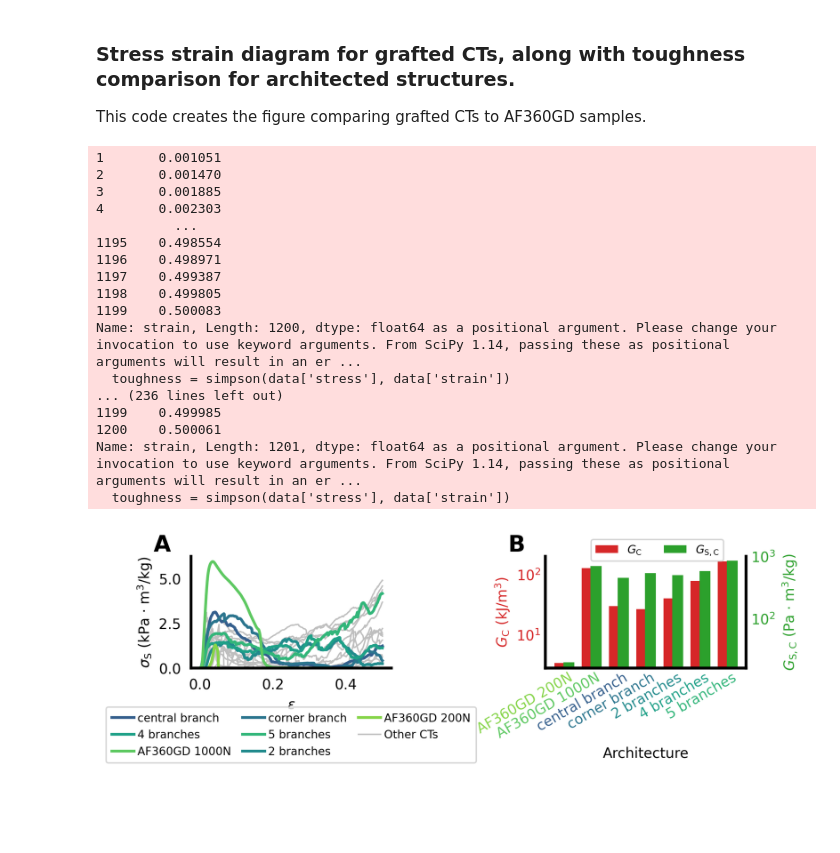
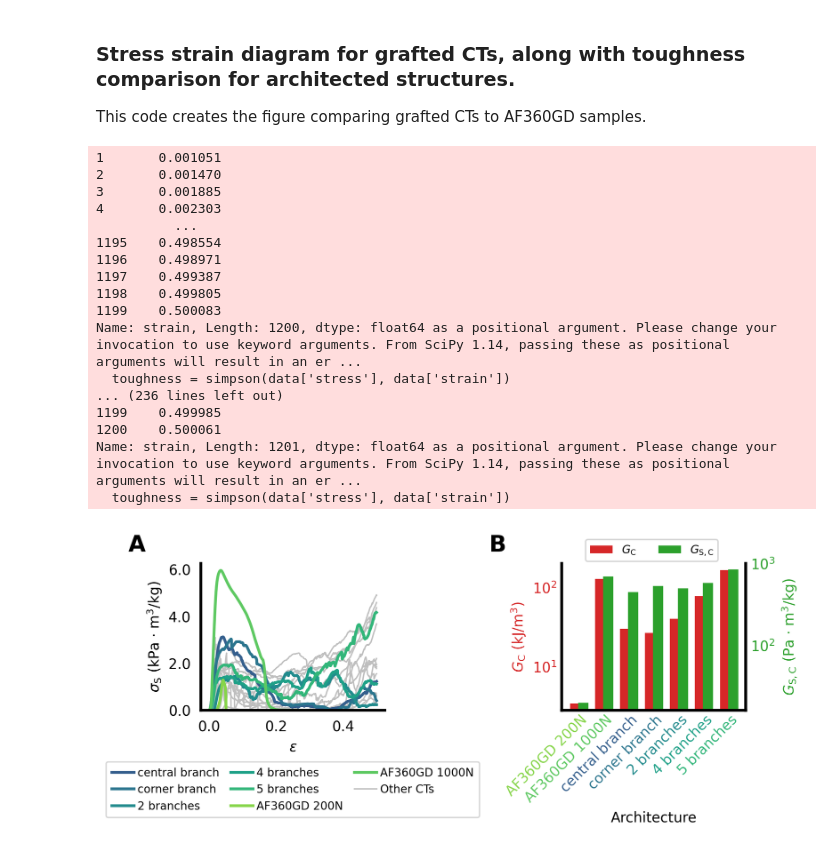
Before and after one commit to jaime-berkovich/Conway_Trees, a Jupyter notebook: Python Scripts and Data/Stress_Strain_Grafted_CT_AF360GD.ipynb, the cells around one changed output. Drawn from its saved outputs; the diff is of its cells as text; code cells hidden in the pictures; blank space fills up the shorter version.

Commit message:
Edited the distance  between subfigures

```diff
--- a/Python Scripts and Data/Stress_Strain_Grafted_CT_AF360GD.ipynb
+++ b/Python Scripts and Data/Stress_Strain_Grafted_CT_AF360GD.ipynb
@@ -151,7 +151,7 @@ r1 = np.arange(len(architected_samples))
 r2 = [x + bar_width for x in r1]
 
 # Plotting both figures side by side
-fig, (ax1, ax2) = plt.subplots(1, 2, figsize=(7.01, 3.4), dpi=300)
+fig, (ax1, ax2) = plt.subplots(1, 2, figsize=(7.01, 4), dpi=300)
 # Plot all runs in gray first
 for folder, run_number in filtered_subfolders:
     if run_number in df_samples['Run Number'].values:
@@ -243,8 +243,8 @@ ordered_handles.append(gray_line_legend)
 ordered_labels.append('Other CTs')
 
 # Define the order for left-to-right, then top-to-bottom layout
-ordered_handles_left_to_right = [ordered_handles[i] for i in [0, 3, 6, 1, 4, 2, 5, 7]]
-ordered_labels_left_to_right = [ordered_labels[i] for i in [0, 3, 6, 1, 4, 2, 5, 7]]
+ordered_handles_left_to_right = [ordered_handles[i] for i in [0,1,2,3,4,5,6,7]]
+ordered_labels_left_to_right = [ordered_labels[i] for i in [0,1,2,3,4,5,6,7]]
 
 # Set up the legend with the combined handles and desired order
 ax1.legend(
@@ -290,7 +290,7 @@ ax3.grid(False)
 
 # Set the position of the x ticks and labels
 ax2.set_xticks([r + bar_width / 2 for r in range(len(architected_samples))])
-ax2.set_xticklabels(architected_samples['Sample Name'], rotation=30, ha='right', fontsize = axesfontsize)
+ax2.set_xticklabels(architected_samples['Sample Name'], rotation=45, ha='right', fontsize = axesfontsize)
 
 # # Adjust the position of the x ticks slightly to the right
 # x_tick_positions = [pos + 0.00001 for pos in ax2.get_xticks()]  # Shift all positions by 0.05
@@ -322,11 +322,11 @@ for spine in ax3.spines.values():
 # Add legends to B's axis
 bars = [bars1, bars2]
 labels = ['$G_{\\mathrm{C}}$', '$G_{\\mathrm{S,C}}$']
-fig.legend(bars, labels, loc='upper left', bbox_to_anchor=(0.20, 1.2), bbox_transform=ax2.transAxes, fontsize=legendfontsize, ncol =2)
+fig.legend(bars, labels, loc='upper left', bbox_to_anchor=(0.1, 1.2), bbox_transform=ax2.transAxes, fontsize=legendfontsize, ncol =3)
 
 # Add labels A and B
-ax1.text(-0.1, 1.20, 'A', transform=ax1.transAxes, fontsize=BIGfont, fontweight='bold', va='top', ha='right')
-ax2.text(-0.1, 1.20, 'B', transform=ax2.transAxes, fontsize=BIGfont, fontweight='bold', va='top', ha='right')
+ax1.text(-0.3, 1.20, 'A', transform=ax1.transAxes, fontsize=BIGfont, fontweight='bold', va='top', ha='right')
+ax2.text(-0.3, 1.20, 'B', transform=ax2.transAxes, fontsize=BIGfont, fontweight='bold', va='top', ha='right')
 
 # ax2.set_title('Toughness and Specific Toughness vs. Architecture for Architected Samples')
 
@@ -400,32 +400,32 @@ for spine in ax3.spines.values():
     # Set the y-axis of ax2 to a logarithmic scale
 ax2.set_yscale('log')
 
 # If you also want to adjust the y-axis for the secondary axis (ax3), you can do the same:
 ax3.set_yscale('log')
 
-fig.subplots_adjust(wspace=0.4)  # Increase horizontal space between subplots
+fig.subplots_adjust(wspace=.6)  # Increase horizontal space between subplots
 
 ax1.tick_params(left=False,bottom=False)  # Removes tick marks on the y-axis of the left plot
 
 
 fig.tight_layout()  # Ensure everything fits without overlap
 plt.show()
 # %% [output]
 1       0.001051
 2       0.001470
 3       0.001885
 4       0.002303
           ...
 1195    0.498554
 1196    0.498971
 1197    0.499387
 1198    0.499805
 1199    0.500083
 Name: strain, Length: 1200, dtype: float64 as a positional argument. Please change your invocation to use keyword arguments. From SciPy 1.14, passing these as positional arguments will result in an er ...
   toughness = simpson(data['stress'], data['strain'])
 ... (236 lines left out)
 1199    0.499985
 1200    0.500061
 Name: strain, Length: 1201, dtype: float64 as a positional argument. Please change your invocation to use keyword arguments. From SciPy 1.14, passing these as positional arguments will result in an er ...
   toughness = simpson(data['stress'], data['strain'])
-[figure, old version]
+[figure, new version]
```
Also changed, not shown: 1 other file.
